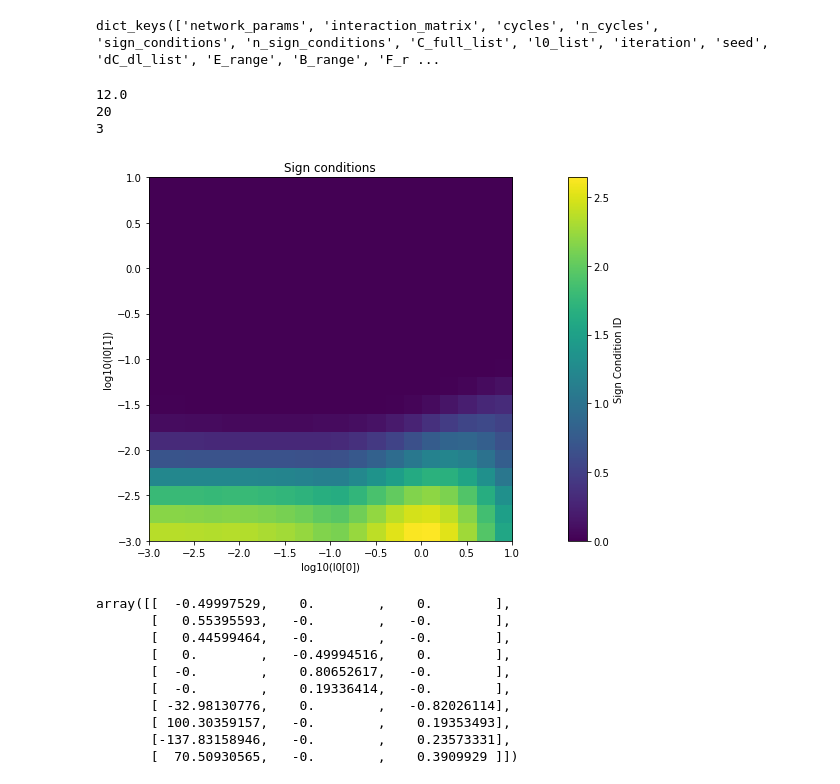
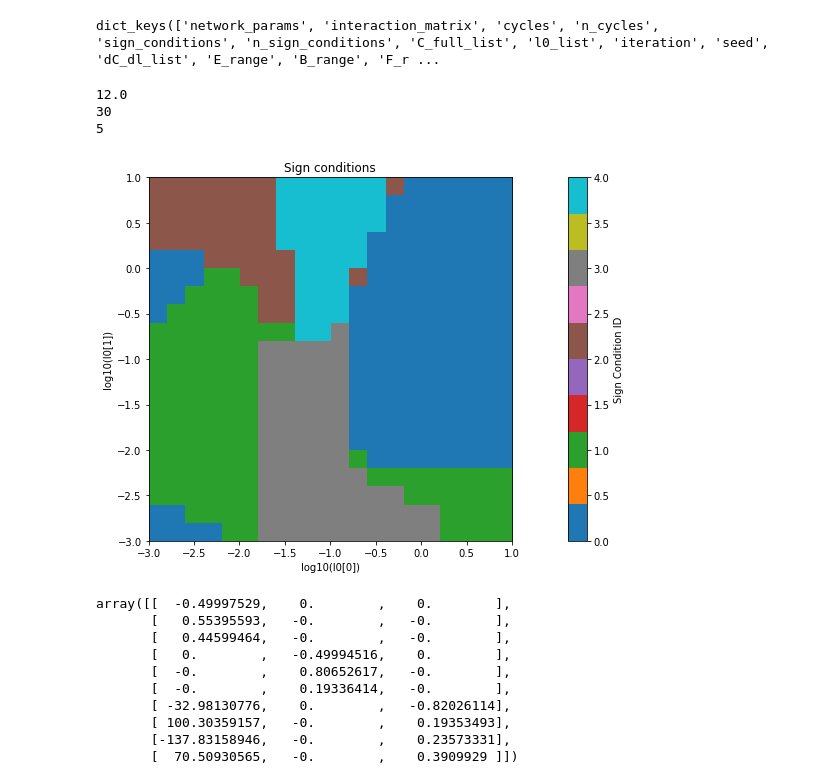
Before and after one commit to csfloyd/GlycanAnalysis, a Jupyter notebook: Python/analyze_data.ipynb, the cells around one changed output. Drawn from its saved outputs; the diff is of its cells as text; code cells hidden in the pictures.

```diff
--- a/Python/analyze_data.ipynb
+++ b/Python/analyze_data.ipynb
@@ -35,7 +35,7 @@ First network has 3 cycles
 Network has 10 species and 20 reactions
 # %%
 path = "/Users/csfloyd/Dropbox/Projects/GlycanAnalysis/Dirs/F_range_3_dim_grid_sm"
-file = path + "/" + str(1) + "/SavedData.pkl"
+file = path + "/" + str(0) + "/SavedData.pkl"
 data_logger = NetworkDataLogger(file)
 
 sign_conditions = data_logger.network_data[0]['sign_conditions']
@@ -154,7 +154,7 @@ data_logger.network_data[network_index].keys()
 # %% [output]
 dict_keys(['network_params', 'interaction_matrix', 'cycles', 'n_cycles', 'sign_conditions', 'n_sign_conditions', 'C_full_list', 'l0_list', 'iteration', 'seed', 'dC_dl_list', 'E_range', 'B_range', 'F_r ...
 # %%
-network_index = 355
+network_index = 826
 
 print(M_values[network_index])
 print(data_logger.network_data[network_index]['n_sign_conditions'])
@@ -187,38 +187,38 @@ print(n_conds)
 
 # Create figure with two subplots side by side
 fig, (ax) = plt.subplots(1, 1, figsize=(16,6))
 
 p_vals = C_data
 #p_vals = [clamp_sign(p, cut) for p in p_vals]
 cmap = 'viridis'
 
-# p_vals = sign_condition_ids
-# cmap = 'tab10'
+p_vals = sign_condition_ids
+cmap = 'tab10'
 
 # Reshape sign_condition_ids into a 2D array
 n = int(np.sqrt(len(p_vals)))  # Assuming square grid
 p_values = np.array(p_vals).reshape(n, n).T
 
 # Plot using imshow
 im = ax.imshow(p_values, origin='lower', aspect='auto',
                 extent=[np.log10(l0_x.min()), np.log10(l0_x.max()),
                         np.log10(l0_y.min()), np.log10(l0_y.max())],
                 cmap=cmap)
 
 ax.set_xlabel('log10(l0[0])')
 ax.set_ylabel('log10(l0[1])')
 ax.set_title('Sign conditions')
 ax.set_aspect(1)
 
 fig.colorbar(im, ax=ax, label='Sign Condition ID')
 
 plt.tight_layout()
 plt.show()
 # %% [output]
 12.0
-20
-3
+30
+5
-[figure, old version]
+[figure, new version]
 # %%
 dC_dl_data[20]
 # %% [output]
```
Also changed, not shown: parts of 7 cells of this notebook, 10 other files.
